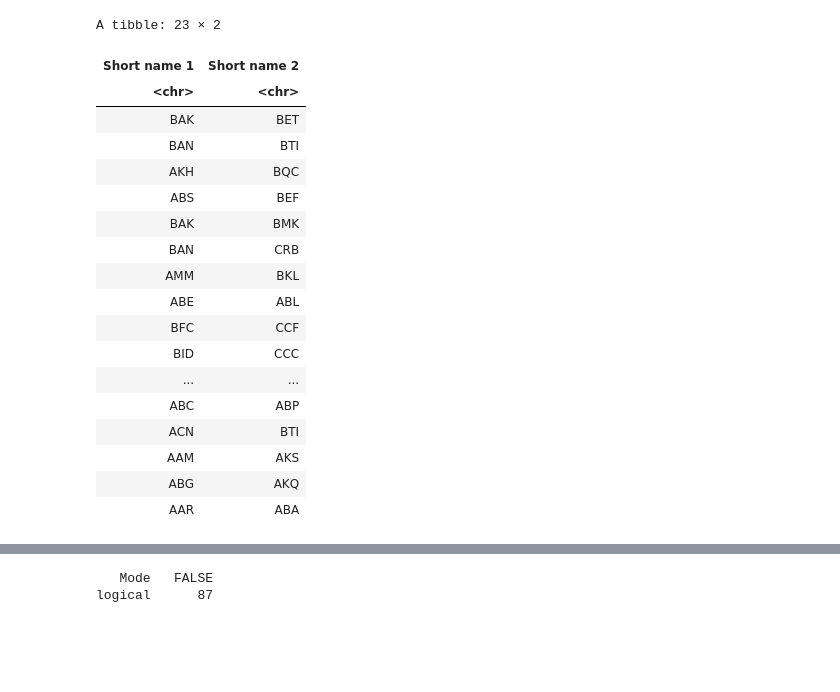
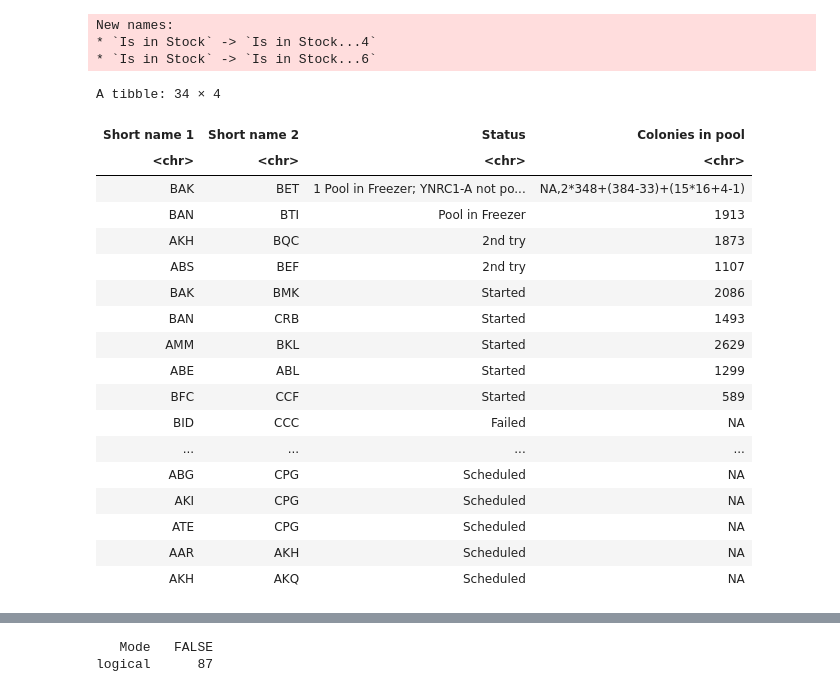
Before and after one commit to jnrunge/TRD, a Jupyter notebook: All measures except opposite homozygous loci.ipynb, the cells around one changed output, grey strips where cells are left out. Drawn from its saved outputs; the diff is of its cells as text; code cells hidden in the pictures; blank space fills up the shorter version.

```diff
--- a/All measures except opposite homozygous loci.ipynb
+++ b/All measures except opposite homozygous loci.ipynb
@@ -20,25 +3,28 @@ The following objects are masked from 'package:base':
 # %%
 library(readxl)
 # %%
-my_crosses=read_xlsx("~/data/trd/Crosses.xlsx", sheet=2)[,c("Short name 1", "Short name 2")]
+my_crosses=read_xlsx("~/data/trd/Crosses.xlsx", sheet=2)[,c("Short name 1", "Short name 2", "Status", "Colonies in pool")]
 my_crosses
 # %% [output]
-A tibble: 23 × 2
+New names:
+* `Is in Stock` -> `Is in Stock...4`
+* `Is in Stock` -> `Is in Stock...6`
+A tibble: 34 × 4
-| Short name 1 | Short name 2 |
-| <chr> | <chr> |
-| BAK | BET |
-| BAN | BTI |
-| AKH | BQC |
-| ABS | BEF |
-| BAK | BMK |
-| BAN | CRB |
-| AMM | BKL |
-| ABE | ABL |
-| BFC | CCF |
-| BID | CCC |
-| ... | ... |
-| ABC | ABP |
-| ACN | BTI |
-| AAM | AKS |
-| ABG | AKQ |
-| AAR | ABA |
+| Short name 1 | Short name 2 | Status | Colonies in pool |
+| <chr> | <chr> | <chr> | <chr> |
+| BAK | BET | 1 Pool in Freezer; YNRC1-A not po... | NA,2*348+(384-33)+(15*16+4-1) |
+| BAN | BTI | Pool in Freezer | 1913 |
+| AKH | BQC | 2nd try | 1873 |
+| ABS | BEF | 2nd try | 1107 |
+| BAK | BMK | Started | 2086 |
+| BAN | CRB | Started | 1493 |
+| AMM | BKL | Started | 2629 |
+| ABE | ABL | Started | 1299 |
+| BFC | CCF | Started | 589 |
+| BID | CCC | Failed | NA |
+| ... | ... | ... | ... |
+| ABG | CPG | Scheduled | NA |
+| AKI | CPG | Scheduled | NA |
+| ATE | CPG | Scheduled | NA |
+| AAR | AKH | Scheduled | NA |
+| AKH | AKQ | Scheduled | NA |
```
Also changed, not shown: parts of 19 cells of this notebook, 2 other files.
